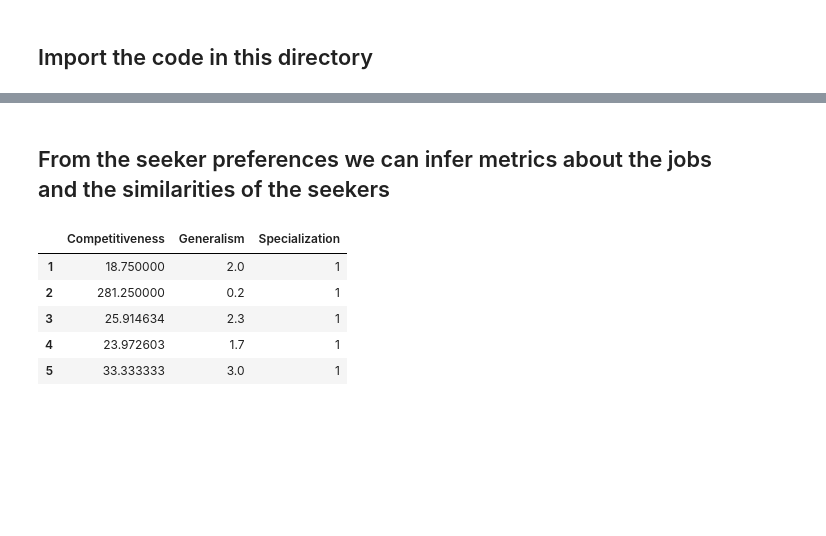
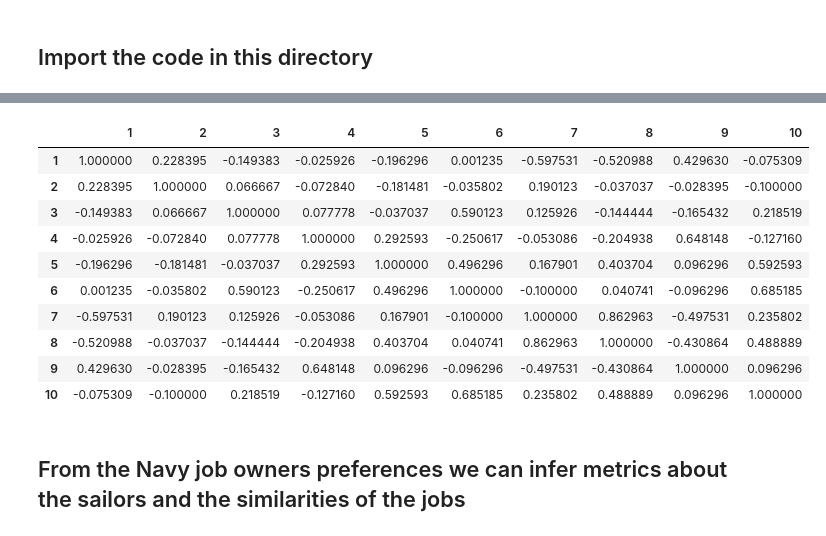
Before and after one commit to ieshaw/Dynamic_Manning, a Jupyter notebook: Code/Scratch.ipynb, the cells around one changed output, grey strips where cells are left out. Cells and saved outputs as stored; diff of their text form; code cells hidden in the pictures; blank space fills up the shorter version.

```diff
--- a/Code/Scratch.ipynb
+++ b/Code/Scratch.ipynb
@@ -51,3 +78,17 @@ sim_seekers
+# %%
+sim_sailors
+# %% [output]
+|  | 1 | 2 | 3 | 4 | 5 | 6 | 7 | 8 | 9 | 10 |
+| 1 | 1.000000 | 0.228395 | -0.149383 | -0.025926 | -0.196296 | 0.001235 | -0.597531 | -0.520988 | 0.429630 | -0.075309 |
+| 2 | 0.228395 | 1.000000 | 0.066667 | -0.072840 | -0.181481 | -0.035802 | 0.190123 | -0.037037 | -0.028395 | -0.100000 |
+| 3 | -0.149383 | 0.066667 | 1.000000 | 0.077778 | -0.037037 | 0.590123 | 0.125926 | -0.144444 | -0.165432 | 0.218519 |
+| 4 | -0.025926 | -0.072840 | 0.077778 | 1.000000 | 0.292593 | -0.250617 | -0.053086 | -0.204938 | 0.648148 | -0.127160 |
+| 5 | -0.196296 | -0.181481 | -0.037037 | 0.292593 | 1.000000 | 0.496296 | 0.167901 | 0.403704 | 0.096296 | 0.592593 |
+| 6 | 0.001235 | -0.035802 | 0.590123 | -0.250617 | 0.496296 | 1.000000 | -0.100000 | 0.040741 | -0.096296 | 0.685185 |
+| 7 | -0.597531 | 0.190123 | 0.125926 | -0.053086 | 0.167901 | -0.100000 | 1.000000 | 0.862963 | -0.497531 | 0.235802 |
+| 8 | -0.520988 | -0.037037 | -0.144444 | -0.204938 | 0.403704 | 0.040741 | 0.862963 | 1.000000 | -0.430864 | 0.488889 |
+| 9 | 0.429630 | -0.028395 | -0.165432 | 0.648148 | 0.096296 | -0.096296 | -0.497531 | -0.430864 | 1.000000 | 0.096296 |
+| 10 | -0.075309 | -0.100000 | 0.218519 | -0.127160 | 0.592593 | 0.685185 | 0.235802 | 0.488889 | 0.096296 | 1.000000 |
 # %% [markdown]
-## From the seeker preferences we can infer metrics about the jobs and the similarities of the seekers
+## From the Navy job owners preferences we can infer metrics about the sailors and the similarities of the jobs
 # %%
@@ -55,9 +95,0 @@ metrics_seekers, sim_jobs = pref_metrics(owner_prefs)
-# %%
-metrics_seekers
-# %% [output]
-|  | Competitiveness | Generalism | Specialization |
-| 1 | 18.750000 | 2.0 | 1 |
-| 2 | 281.250000 | 0.2 | 1 |
-| 3 | 25.914634 | 2.3 | 1 |
-| 4 | 23.972603 | 1.7 | 1 |
-| 5 | 33.333333 | 3.0 | 1 |
```
Also changed, not shown: parts of 18 cells of this notebook, 4 other files.
